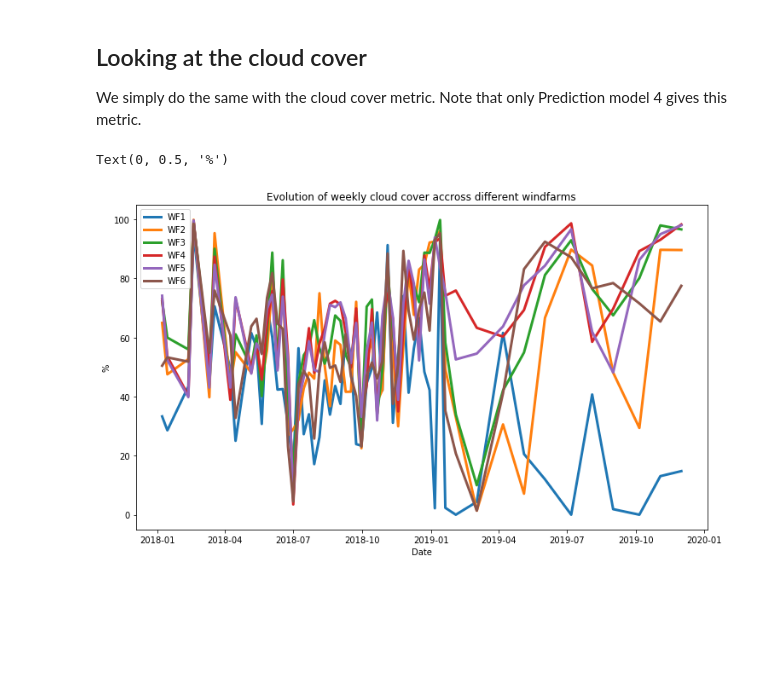
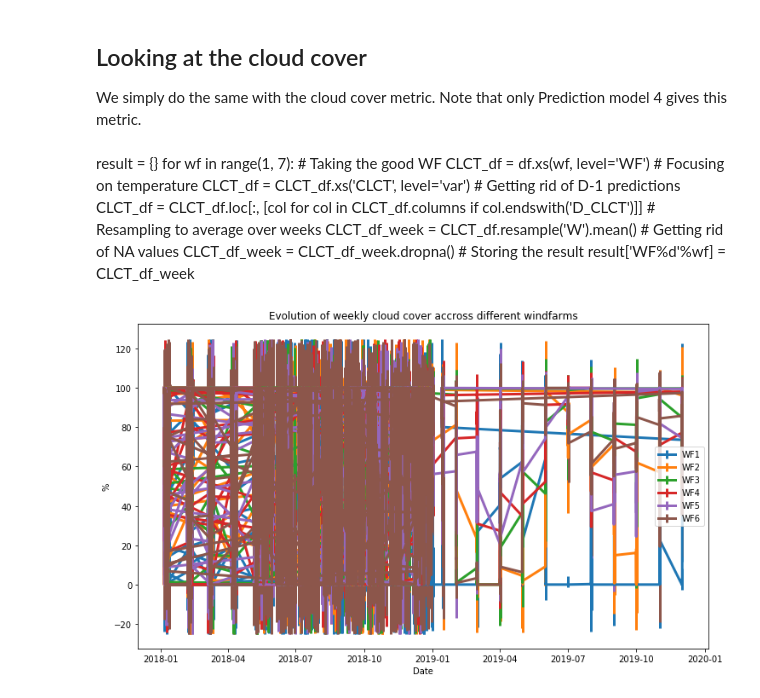
Before and after one commit to gaspardbb/astreos, a Jupyter notebook: exploring_the_data.ipynb, the cells around one changed output. Cells and saved outputs as stored; diff of their text form; code cells hidden in the pictures; blank space fills up the shorter version.

```diff
--- a/exploring_the_data.ipynb
+++ b/exploring_the_data.ipynb
@@ -265,3 +270,7 @@ for wf in range(1, 7):
+# %%
+result = {}
+for wf in range(1, 7):
+    result['WF%d'%wf] = get_temp(wf, df)
 # %%
 #TODO: To update
 # %%
@@ -282,30 +291,41 @@ Not such a big change accross WF...
 ## Looking at the cloud cover
 
 We simply do the same with the cloud cover metric. Note that only Prediction model 4 gives this metric.
-# %%
-result = {}
-for wf in range(1, 7):
-    # Taking the good WF
-    CLCT_df = df[df.loc[:, 'WF']=='WF%d'%wf]
-    # Focusing on temperature
-    CLCT_df = CLCT_df.loc[:, [col for col in CLCT_df.columns if col.endswith('_CLCT') or col=='Time']]
-    # Getting rid of D-1 predictions
-    CLCT_df = CLCT_df.loc[:, [col for col in CLCT_df.columns if col.endswith('D_CLCT')]]
-    # Resampling to average over weeks
-    CLCT_df_week = CLCT_df.resample('W').mean()
-    # Getting rid of NA values
-    CLCT_df_week = CLCT_df_week.dropna()
-    # Storing the result
-    result['WF%d'%wf] = CLCT_df_week
+# %%
+def get_CLCT(ind, table=df):
+    wf = table.xs(ind, level=('WF'))
+    var = wf.xs('CLCT', level='var', axis=1)
+    #temp = np.mean(temp, axis=1)
+    #temp = temp.resample('W').mean().dropna()
+    return var
+# %% [markdown]
+result = {}
+for wf in range(1, 7):
+    # Taking the good WF
+    CLCT_df = df.xs(wf, level='WF')
+    # Focusing on temperature
+    CLCT_df = CLCT_df.xs('CLCT', level='var')
+    # Getting rid of D-1 predictions
+    CLCT_df = CLCT_df.loc[:, [col for col in CLCT_df.columns if col.endswith('D_CLCT')]]
+    # Resampling to average over weeks
+    CLCT_df_week = CLCT_df.resample('W').mean()
+    # Getting rid of NA values
+    CLCT_df_week = CLCT_df_week.dropna()
+    # Storing the result
+    result['WF%d'%wf] = CLCT_df_week
+# %%
+result = {}
+for wf in range(1, 7):
+    result['WF%d'%wf] = get_CLCT(wf, df)
 # %%
 fig, ax = plt.subplots(figsize=(12, 7))
 
 for wf, data in result.items():
-    ax.plot(data.index, data.mean(axis=1), lw=3, label='%s'%wf)
+    ax.errorbar(x=data.index, y=data.mean(axis=1), yerr=data.std(axis=1), lw=3, label='%s'%wf)
 ax.legend()
 ax.set_title('Evolution of weekly cloud cover accross different windfarms')
 ax.set_xlabel('Date')
 ax.set_ylabel('%')
+plt.show()
 # %% [output]
-Text(0, 0.5, '%')
-[figure, old version]
+[figure, new version]
```
Also changed, not shown: parts of 17 cells of this notebook, 2 other files.
